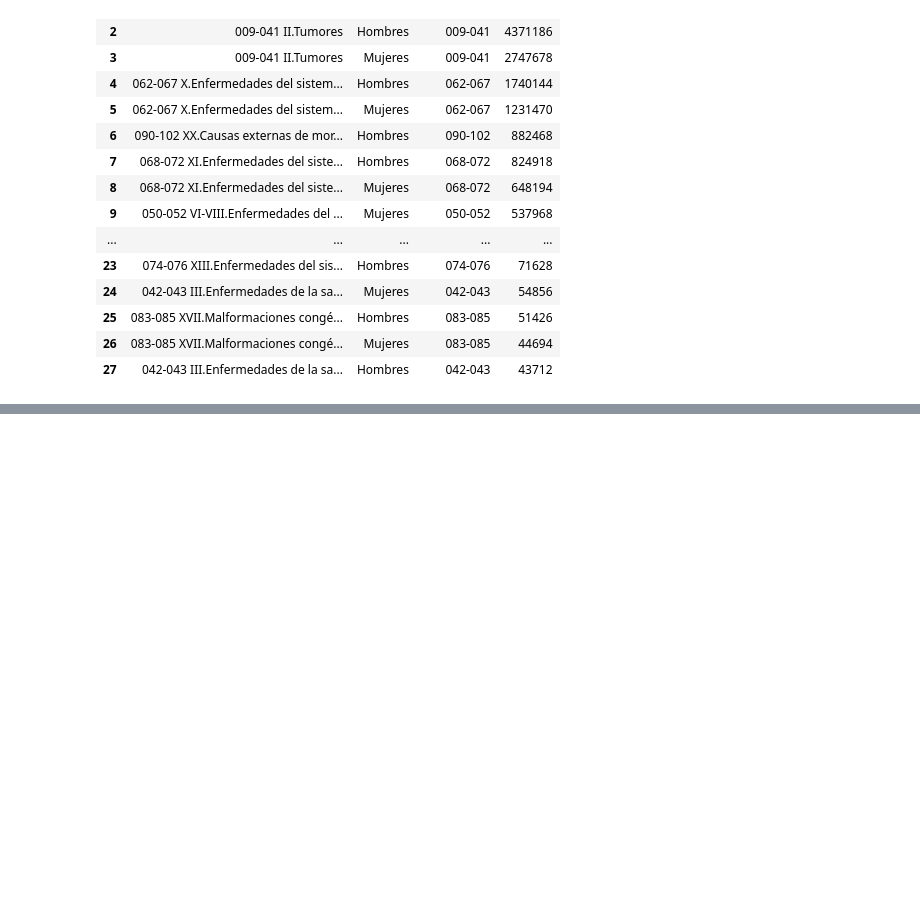
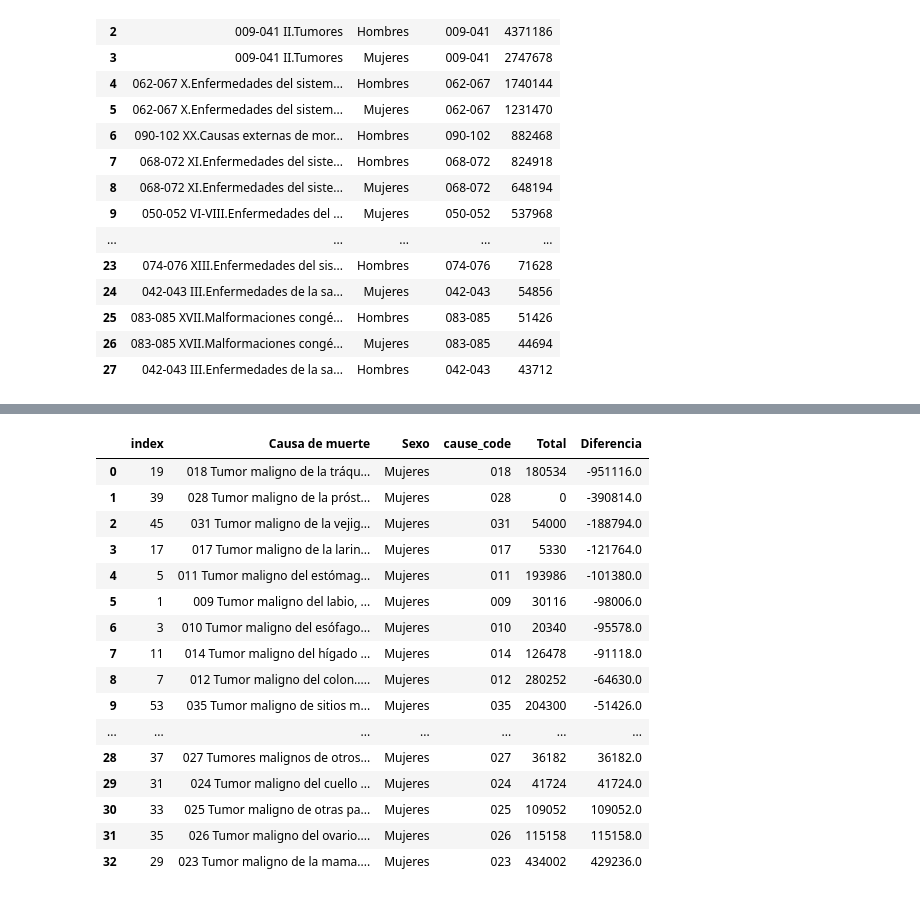
Before and after one commit to silviluliuma/deadly_viz_challenge, a Jupyter notebook: notebooks/deadly_viz_challenge.ipynb, the cells around one changed output, grey strips where cells are left out. Cells and saved outputs as stored; diff of their text form; code cells hidden in the pictures; blank space fills up the shorter version.

```diff
--- a/notebooks/deadly_viz_challenge.ipynb
+++ b/notebooks/deadly_viz_challenge.ipynb
@@ -479,0 +561,4 @@ fig
+# %%
+d = mod.row_filter(tumores, "Sexo", ["Hombres", "Mujeres"])
+tumores = d.groupby(['Causa de muerte', 'Sexo', 'cause_code'])['Total'].sum().reset_index()
+tumores
@@ -479,0 +579,5 @@ fig
+# %%
+tumores["Causa de muerte"] = [x[:30]+ "..." for x in tumores["Causa de muerte"]]
+fig = px.bar(tumores, x = "Causa de muerte", y = "Total", color = "Sexo", barmode = "group")
+fig.update_xaxes(tickfont_size = 9)
+fig
@@ -479,0 +586,23 @@ fig
+# %%
+tumores['Diferencia'] = tumores.groupby('Causa de muerte')['Total'].diff()
+tumores_sin_nulos = tumores.dropna()
+tumores_sin_nulos.sort_values(by=["Diferencia"], inplace=True)
+tumores_sin_nulos.reset_index()
+# %% [output]
+|  | index | Causa de muerte | Sexo | cause_code | Total | Diferencia |
+| 0 | 19 | 018 Tumor maligno de la tráqu... | Mujeres | 018 | 180534 | -951116.0 |
+| 1 | 39 | 028 Tumor maligno de la próst... | Mujeres | 028 | 0 | -390814.0 |
+| 2 | 45 | 031 Tumor maligno de la vejig... | Mujeres | 031 | 54000 | -188794.0 |
+| 3 | 17 | 017 Tumor maligno de la larin... | Mujeres | 017 | 5330 | -121764.0 |
+| 4 | 5 | 011 Tumor maligno del estómag... | Mujeres | 011 | 193986 | -101380.0 |
+| 5 | 1 | 009 Tumor maligno del labio, ... | Mujeres | 009 | 30116 | -98006.0 |
+| 6 | 3 | 010 Tumor maligno del esófago... | Mujeres | 010 | 20340 | -95578.0 |
+| 7 | 11 | 014 Tumor maligno del hígado ... | Mujeres | 014 | 126478 | -91118.0 |
+| 8 | 7 | 012 Tumor maligno del colon..... | Mujeres | 012 | 280252 | -64630.0 |
+| 9 | 53 | 035 Tumor maligno de sitios m... | Mujeres | 035 | 204300 | -51426.0 |
+| ... | ... | ... | ... | ... | ... | ... |
+| 28 | 37 | 027 Tumores malignos de otros... | Mujeres | 027 | 36182 | 36182.0 |
+| 29 | 31 | 024 Tumor maligno del cuello ... | Mujeres | 024 | 41724 | 41724.0 |
+| 30 | 33 | 025 Tumor maligno de otras pa... | Mujeres | 025 | 109052 | 109052.0 |
+| 31 | 35 | 026 Tumor maligno del ovario.... | Mujeres | 026 | 115158 | 115158.0 |
+| 32 | 29 | 023 Tumor maligno de la mama.... | Mujeres | 023 | 434002 | 429236.0 |
```
Also changed, not shown: parts of 9 cells of this notebook.
